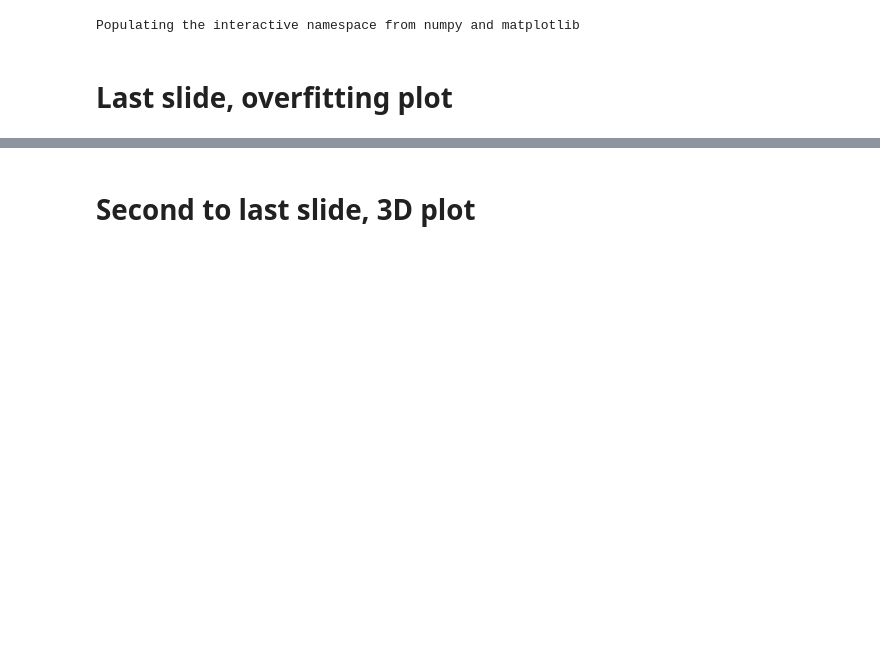
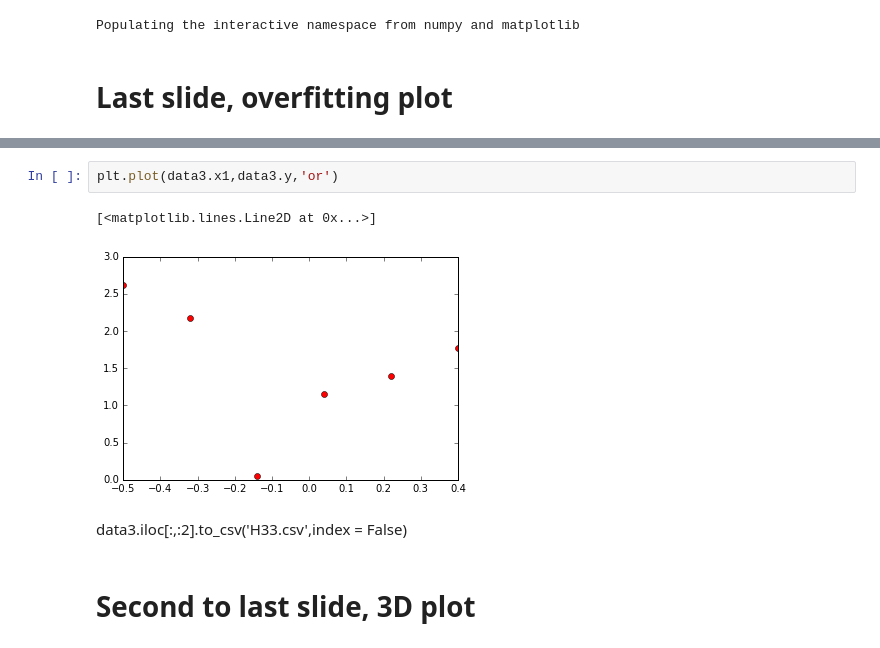
Before and after one commit to Fomyther/ADS_2016, a Jupyter notebook: Lab/Slide2Plots.ipynb, the cells around one changed output, grey strips where cells are left out. Saved outputs shown, nothing was run; the diff lists cells and outputs as text; blank space fills up the shorter version.

```diff
--- a/Lab/Slide2Plots.ipynb
+++ b/Lab/Slide2Plots.ipynb
@@ -78,2 +81,9 @@ for M in range(1,6):
+# %%
+plt.plot(data3.x1,data3.y,'or')
+# %% [output]
+[<matplotlib.lines.Line2D at 0x...>]
+[figure, added]
+# %% [markdown]
+data3.iloc[:,:2].to_csv('H33.csv',index = False)
 # %% [markdown]
 # Second to last slide, 3D plot
```
Also changed, not shown: parts of 3 cells of this notebook.
